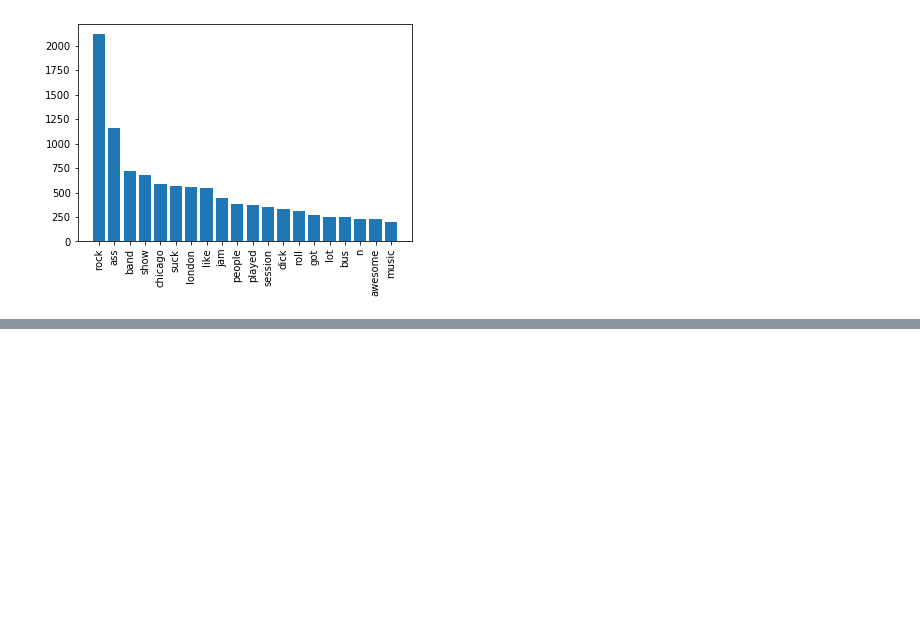
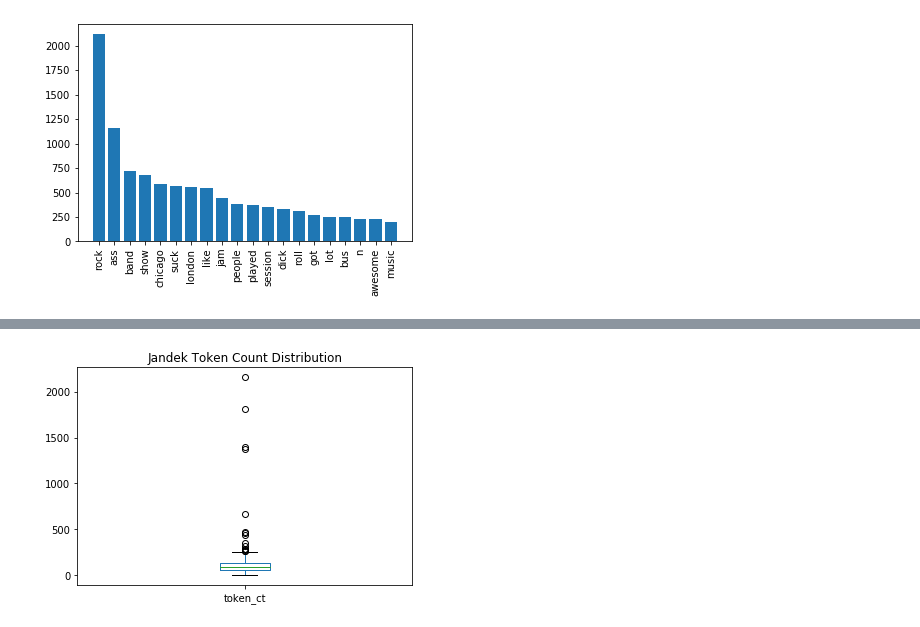
Before and after one commit to Data-Science-for-Linguists-2022/Outsider-Music-Linguistic-Analysis, a Jupyter notebook: scripts_&_analysis/3_data_cleaning_and_exploration.ipynb, the cells around one changed output, grey strips where cells are left out. Saved outputs shown, nothing was run; the diff lists cells and outputs as text; code cells hidden in the pictures; blank space fills up the shorter version.

```diff
--- a/scripts_&_analysis/3_data_cleaning_and_exploration.ipynb
+++ b/scripts_&_analysis/3_data_cleaning_and_exploration.ipynb
@@ -1518,0 +1596,5 @@ This is not surprising.  Willis's most popular words: rock and ass!
+# %%
+jandek.token_ct.plot(kind = "box", rot=0, title = "Jandek Token Count Distribution")
+plt.savefig('../images/jandek_token_count_dist.png')
+# %% [output]
+[figure, added]
```
Also changed, not shown: parts of 30 cells of this notebook.
